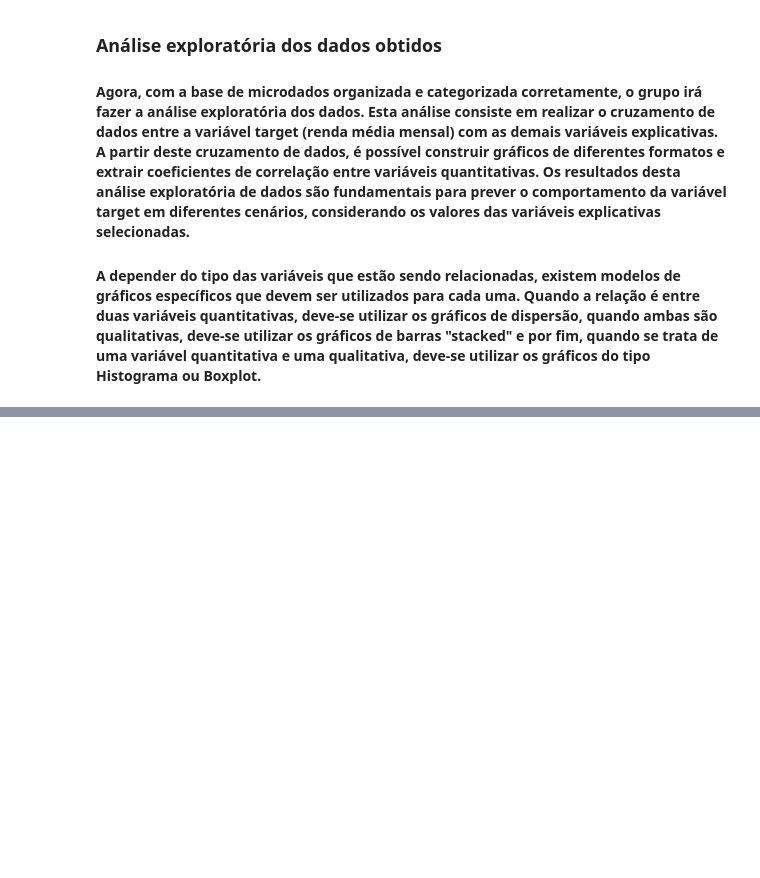
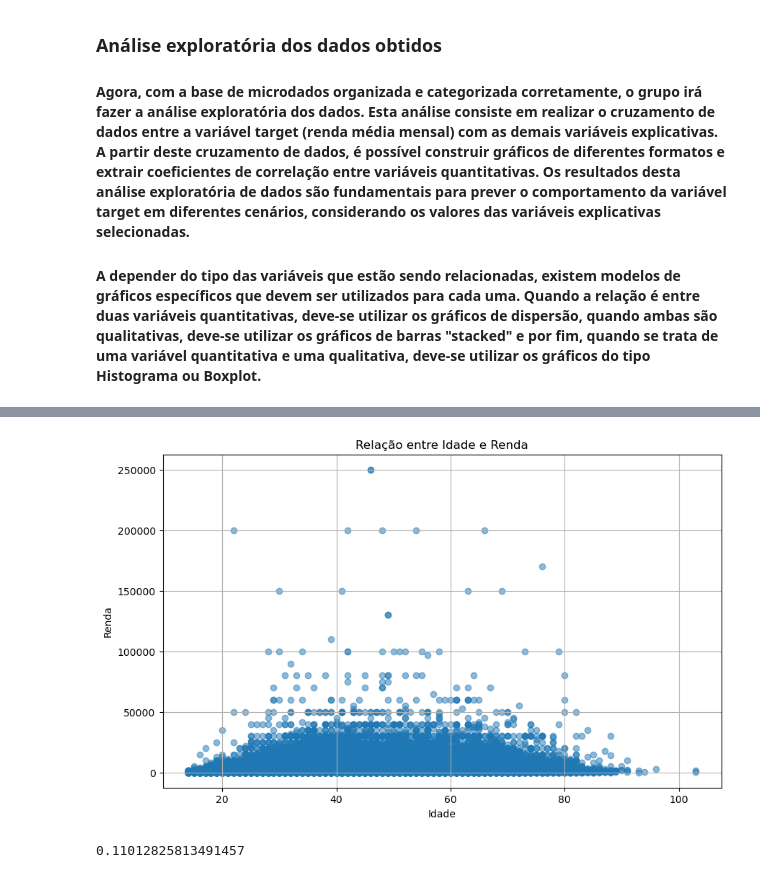
Before and after one commit to guilhermenakama/C_DADOS_PROJETO3, a Jupyter notebook: Introducao.ipynb, the cells around one changed output, grey strips where cells are left out. Drawn from its saved outputs; the diff is of its cells as text; code cells hidden in the pictures; blank space fills up the shorter version.

Commit message:
entrega - quase pronta pt7

```diff
--- a/Introducao.ipynb
+++ b/Introducao.ipynb
@@ -349,2 +352,17 @@ for variavel in variaveis:
+# %%
+plt.figure(figsize=(10, 6))
+plt.scatter(pnad23_2_small.Idade, pnad23_2_small.Renda, alpha=0.5)
+plt.title('Relação entre Idade e Renda')
+plt.xlabel('Idade')
+plt.ylabel('Renda')
+plt.grid(True)
+plt.show()
+
+coef_correlacao = pnad23_2_small.Idade.corr(pnad23_2_small.Renda)
+
+print(coef_correlacao)
+# %% [output]
+[figure, added]
+0.11012825813491457
 # %% [markdown]
 ## Interpretação dos gráficos:
```
Also changed, not shown: parts of 2 cells of this notebook.
